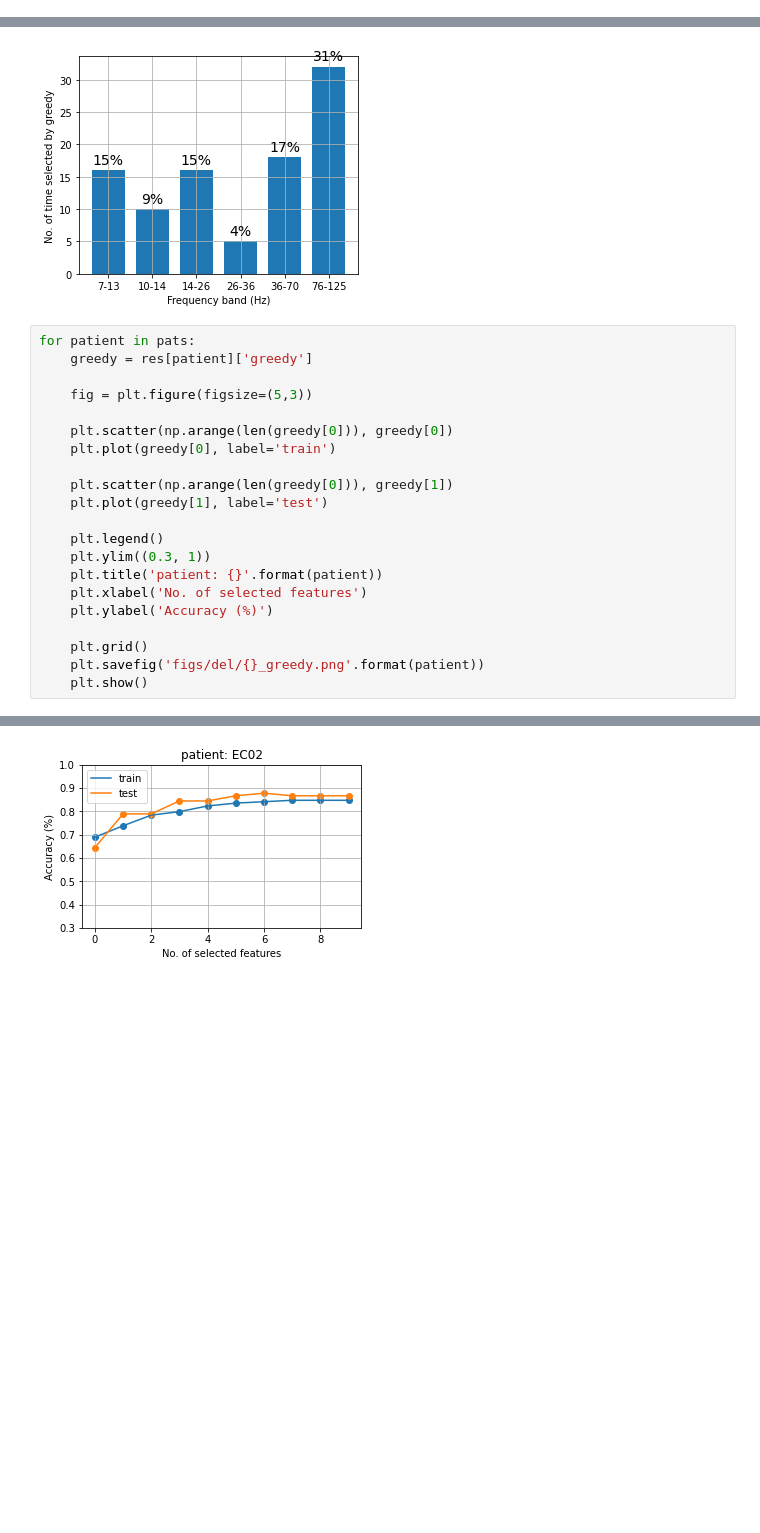
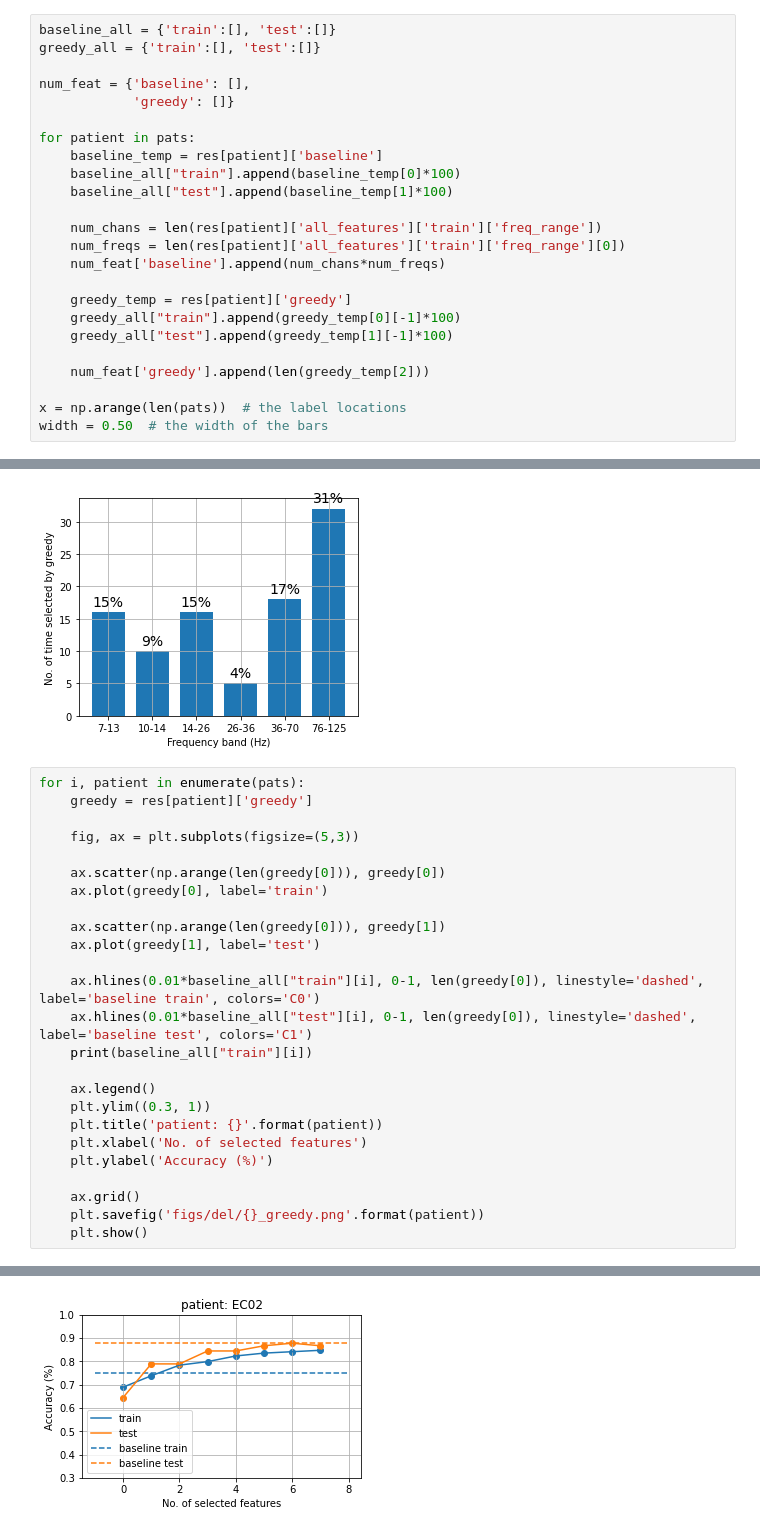
Before and after one commit to ungzs1/ecog_decoder, a Jupyter notebook: analysis/move_vs_rest/inspect_results.ipynb, the cells around one changed output, grey strips where cells are left out. Drawn from its saved outputs; the diff is of its cells as text; blank space fills up the shorter version.

```diff
--- a/analysis/move_vs_rest/inspect_results.ipynb
+++ b/analysis/move_vs_rest/inspect_results.ipynb
@@ -16 +45,25 @@ trials = list(res[pats[0]])
+# %%
+baseline_all = {'train':[], 'test':[]}
+greedy_all = {'train':[], 'test':[]}
+
+num_feat = {'baseline': [],
+            'greedy': []}
+
+for patient in pats:
+    baseline_temp = res[patient]['baseline']
+    baseline_all["train"].append(baseline_temp[0]*100)
+    baseline_all["test"].append(baseline_temp[1]*100)
+
+    num_chans = len(res[patient]['all_features']['train']['freq_range'])
+    num_freqs = len(res[patient]['all_features']['train']['freq_range'][0])
+    num_feat['baseline'].append(num_chans*num_freqs)
+
+    greedy_temp = res[patient]['greedy']
+    greedy_all["train"].append(greedy_temp[0][-1]*100)
+    greedy_all["test"].append(greedy_temp[1][-1]*100)
+
+    num_feat['greedy'].append(len(greedy_temp[2]))
+
+x = np.arange(len(pats))  # the label locations
+width = 0.50  # the width of the bars
 # %%
@@ -147,24 +244,28 @@ plt.show()
 [16 10 16  5 18 32]
 [figure]
 # %%
-for patient in pats:
+for i, patient in enumerate(pats):
     greedy = res[patient]['greedy']
 
-    fig = plt.figure(figsize=(5,3))
+    fig, ax = plt.subplots(figsize=(5,3))
 
-    plt.scatter(np.arange(len(greedy[0])), greedy[0])
-    plt.plot(greedy[0], label='train')
+    ax.scatter(np.arange(len(greedy[0])), greedy[0])
+    ax.plot(greedy[0], label='train')
 
-    plt.scatter(np.arange(len(greedy[0])), greedy[1])
-    plt.plot(greedy[1], label='test')
+    ax.scatter(np.arange(len(greedy[0])), greedy[1])
+    ax.plot(greedy[1], label='test')
 
-    plt.legend()
+    ax.hlines(0.01*baseline_all["train"][i], 0-1, len(greedy[0]), linestyle='dashed', label='baseline train', colors='C0')
+    ax.hlines(0.01*baseline_all["test"][i], 0-1, len(greedy[0]), linestyle='dashed', label='baseline test', colors='C1')
+    print(baseline_all["train"][i])
+
+    ax.legend()
     plt.ylim((0.3, 1))
     plt.title('patient: {}'.format(patient))
     plt.xlabel('No. of selected features')
     plt.ylabel('Accuracy (%)')
 
-    plt.grid()
+    ax.grid()
     plt.savefig('figs/del/{}_greedy.png'.format(patient))
     plt.show()
 # %% [output]
@@ -172 +275 @@ for patient in pats:
-[figure, old version]
+[figure, new version]
```
Also changed, not shown: parts of 9 cells of this notebook.
